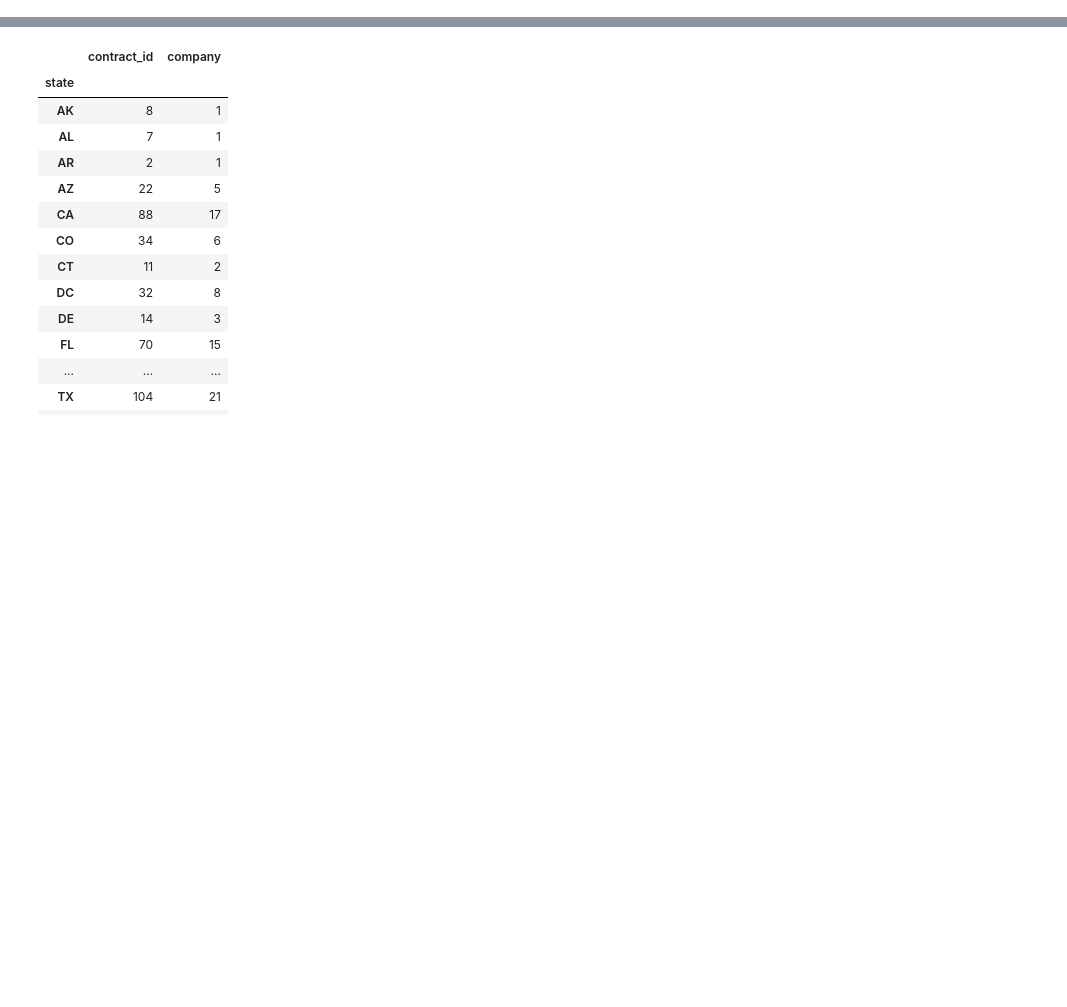
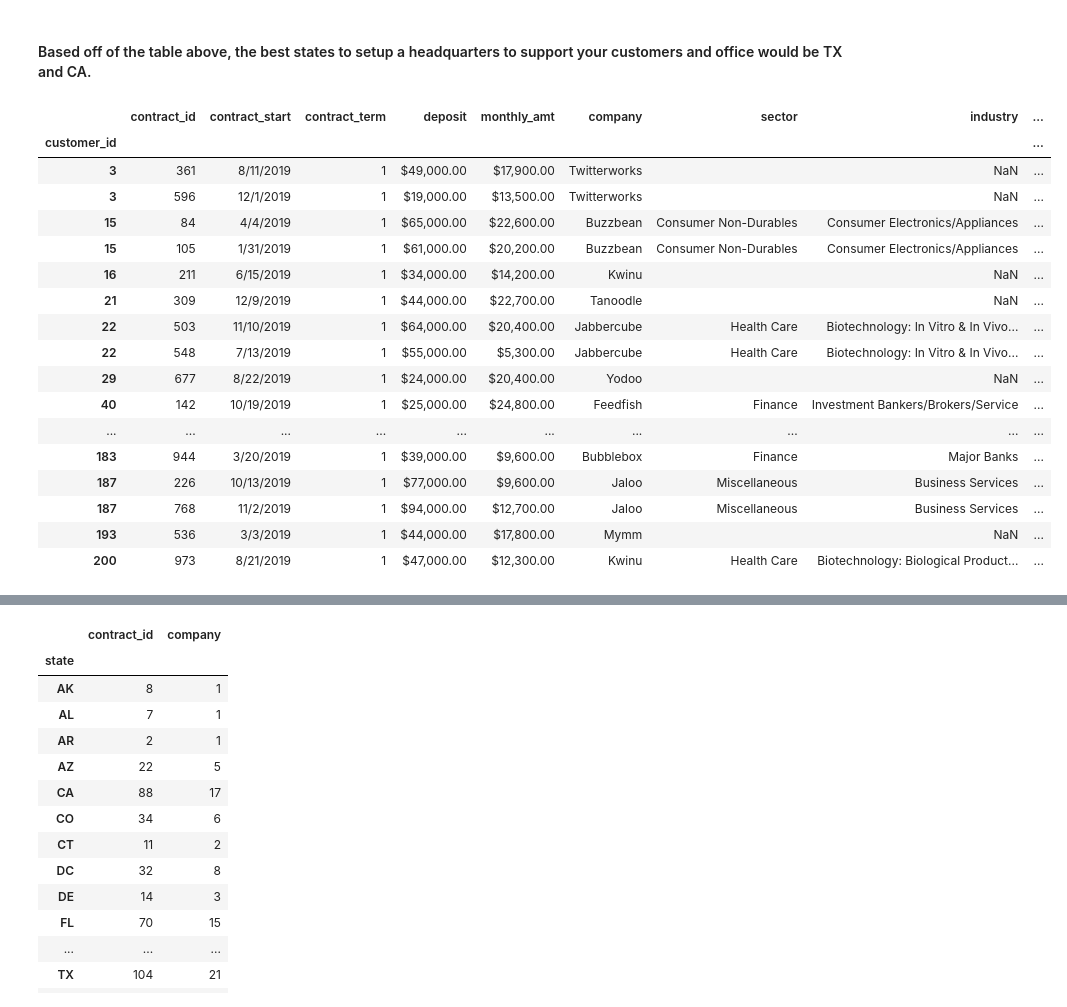
Before and after one commit to sg1180/jupyter_notebooks, a Jupyter notebook: consulting_analysis/notebooks/ind_project.ipynb, the cells around one changed output, grey strips where cells are left out. Saved outputs shown, nothing was run; the diff lists cells and outputs as text; code cells hidden in the pictures; blank space fills up the shorter version.

```diff
--- a/consulting_analysis/notebooks/ind_project.ipynb
+++ b/consulting_analysis/notebooks/ind_project.ipynb
@@ -76,0 +58,24 @@ df.head(25)
+# %% [markdown]
+#### Based off of the table above, the best states to setup a headquarters to support your customers and office would be TX and CA.
+# %%
+df['sector'] = df['sector'].fillna('')
+df.loc[df['contract_term']<2]
+# %% [output]
+|  | contract_id | contract_start | contract_term | deposit | monthly_amt | company | sector | industry | ... |
+| customer_id |  |  |  |  |  |  |  |  | ... |
+| 3 | 361 | 8/11/2019 | 1 | $49,000.00 | $17,900.00 | Twitterworks |  | NaN | ... |
+| 3 | 596 | 12/1/2019 | 1 | $19,000.00 | $13,500.00 | Twitterworks |  | NaN | ... |
+| 15 | 84 | 4/4/2019 | 1 | $65,000.00 | $22,600.00 | Buzzbean | Consumer Non-Durables | Consumer Electronics/Appliances | ... |
+| 15 | 105 | 1/31/2019 | 1 | $61,000.00 | $20,200.00 | Buzzbean | Consumer Non-Durables | Consumer Electronics/Appliances | ... |
+| 16 | 211 | 6/15/2019 | 1 | $34,000.00 | $14,200.00 | Kwinu |  | NaN | ... |
+| 21 | 309 | 12/9/2019 | 1 | $44,000.00 | $22,700.00 | Tanoodle |  | NaN | ... |
+| 22 | 503 | 11/10/2019 | 1 | $64,000.00 | $20,400.00 | Jabbercube | Health Care | Biotechnology: In Vitro & In Vivo... | ... |
+| 22 | 548 | 7/13/2019 | 1 | $55,000.00 | $5,300.00 | Jabbercube | Health Care | Biotechnology: In Vitro & In Vivo... | ... |
+| 29 | 677 | 8/22/2019 | 1 | $24,000.00 | $20,400.00 | Yodoo |  | NaN | ... |
+| 40 | 142 | 10/19/2019 | 1 | $25,000.00 | $24,800.00 | Feedfish | Finance | Investment Bankers/Brokers/Service | ... |
+| ... | ... | ... | ... | ... | ... | ... | ... | ... | ... |
+| 183 | 944 | 3/20/2019 | 1 | $39,000.00 | $9,600.00 | Bubblebox | Finance | Major Banks | ... |
+| 187 | 226 | 10/13/2019 | 1 | $77,000.00 | $9,600.00 | Jaloo | Miscellaneous | Business Services | ... |
+| 187 | 768 | 11/2/2019 | 1 | $94,000.00 | $12,700.00 | Jaloo | Miscellaneous | Business Services | ... |
+| 193 | 536 | 3/3/2019 | 1 | $44,000.00 | $17,800.00 | Mymm |  | NaN | ... |
+| 200 | 973 | 8/21/2019 | 1 | $47,000.00 | $12,300.00 | Kwinu | Health Care | Biotechnology: Biological Product... | ... |
```
Also changed, not shown: parts of 17 cells of this notebook.
